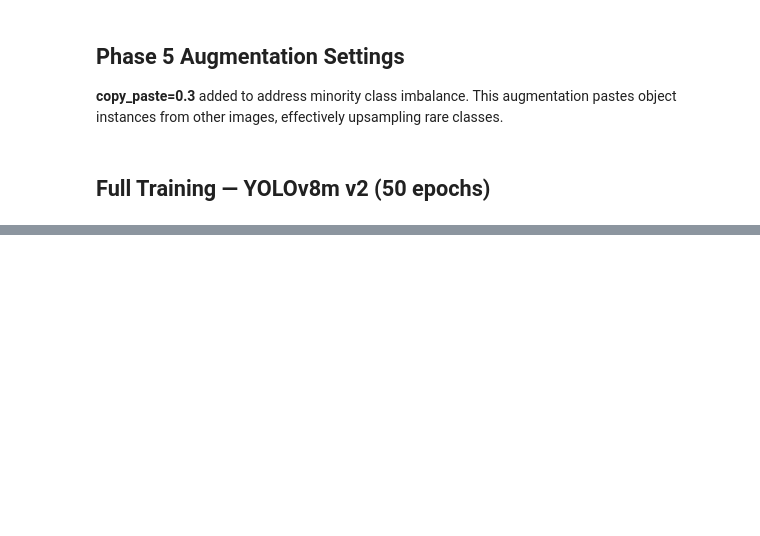
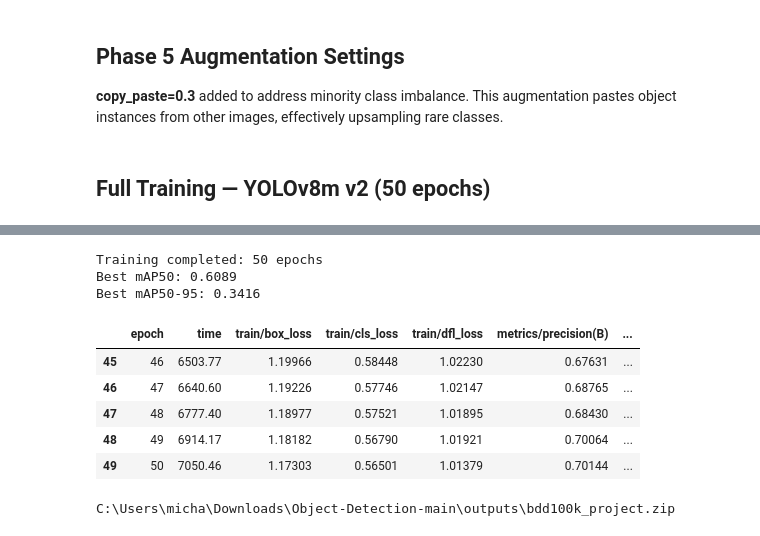
Before and after one commit to amarahatta/Object-Detection, a Jupyter notebook: notebooks/06_train_yolov8_final.ipynb, the cells around one changed output, grey strips where cells are left out. Drawn from its saved outputs; the diff is of its cells as text; code cells hidden in the pictures; blank space fills up the shorter version.

```diff
--- a/notebooks/06_train_yolov8_final.ipynb
+++ b/notebooks/06_train_yolov8_final.ipynb
@@ -119,0 +122,24 @@ Starting training for 50 epochs...
+# %%
+import shutil
+best_weights_src = os.path.join(PROJECT_DIR, "yolov8m_bdd100k_v2/weights/best.pt")
+results_csv_src = os.path.join(PROJECT_DIR, "yolov8m_bdd100k_v2/results.csv")
+
+trained_dir = os.path.join(PROJECT_DIR, "trained")
+os.makedirs(trained_dir, exist_ok=True)
+
+best_weights_dst = os.path.join(trained_dir, "yolov8m_bdd100k_best_v2.pt")
+results_csv_dst = os.path.join(trained_dir, "yolov8m_results_v2.csv")
+
+if os.path.exists(best_weights_src):
+    shutil.copy(best_weights_src, best_weights_dst)
+    print(f"Best weights saved to {best_weights_dst}")
+
+if os.path.exists(results_csv_src):
+    shutil.copy(results_csv_src, results_csv_dst)
+    print(f"Results CSV saved to {results_csv_dst}")
+
+run_dir = os.path.join(PROJECT_DIR, "yolov8m_bdd100k_v2")
+if os.path.exists(run_dir):
+    print(f"\nFull run directory: {run_dir}")
+    for f in sorted(os.listdir(run_dir)):
+        print(f"  {f}")
@@ -119,0 +164,35 @@ Starting training for 50 epochs...
+# %%
+import pandas as pd
+
+results_csv = os.path.join(trained_dir, "yolov8m_results_v2.csv")
+if os.path.exists(results_csv):
+    df = pd.read_csv(results_csv)
+    df.columns = df.columns.str.strip()
+    print(f"Training completed: {len(df)} epochs")
+    print(f"Best mAP50: {df['metrics/mAP50(B)'].max():.4f}")
+    print(f"Best mAP50-95: {df['metrics/mAP50-95(B)'].max():.4f}")
+    display(df.tail())
+# %% [output]
+Training completed: 50 epochs
+Best mAP50: 0.6089
+Best mAP50-95: 0.3416
+|  | epoch | time | train/box_loss | train/cls_loss | train/dfl_loss | metrics/precision(B) | ... |
+| 45 | 46 | 6503.77 | 1.19966 | 0.58448 | 1.02230 | 0.67631 | ... |
+| 46 | 47 | 6640.60 | 1.19226 | 0.57746 | 1.02147 | 0.68765 | ... |
+| 47 | 48 | 6777.40 | 1.18977 | 0.57521 | 1.01895 | 0.68430 | ... |
+| 48 | 49 | 6914.17 | 1.18182 | 0.56790 | 1.01921 | 0.70064 | ... |
+| 49 | 50 | 7050.46 | 1.17303 | 0.56501 | 1.01379 | 0.70144 | ... |
+# %%
+import shutil
+from IPython.display import FileLink
+
+folder_path = _root / "outputs" / "bdd100k_project"
+
+zip_path = folder_path.with_suffix(".zip")
+
+shutil.make_archive(str(folder_path), "zip", str(folder_path))
+
+# Display a download link
+FileLink(zip_path)
+# %% [output]
+C:\Users\micha\Downloads\Object-Detection-main\outputs\bdd100k_project.zip
```
Also changed, not shown: parts of 3 cells of this notebook, 4 other files.
